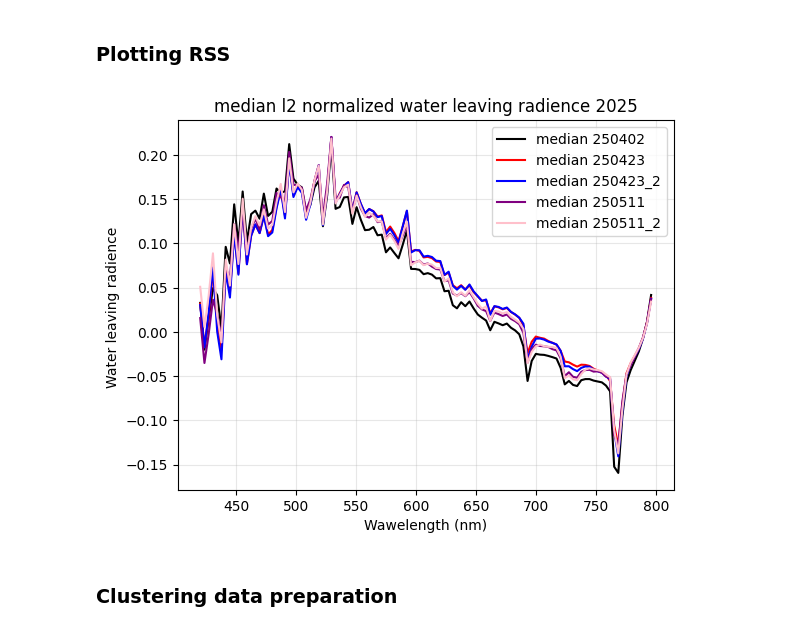
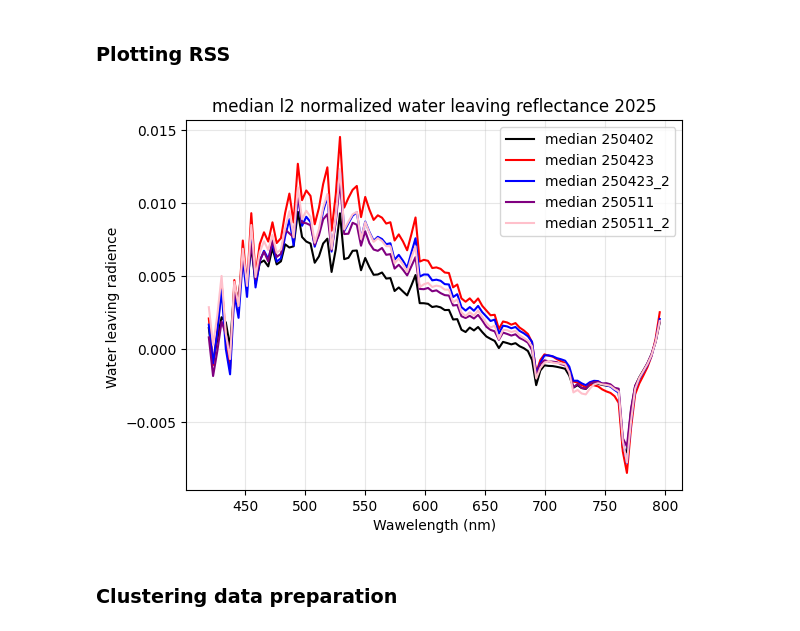
Before and after one commit to AnneMartheH/Vaar_2025, a Jupyter notebook: atm_c_2025.ipynb, the cells around one changed output. Cells and saved outputs as stored; diff of their text form; code cells hidden in the pictures.

```diff
--- a/atm_c_2025.ipynb
+++ b/atm_c_2025.ipynb
@@ -54,7 +54,7 @@ latitude_250511 = cla_atm_250511['latitude']
 longitude_250511 = cla_atm_250511['longitude']
 # %%
 path_cla_atm_250511_2 = os.path.join(dir_path, "image64N9E_2025-05-11T12-00-37Z-l1c.nc.polymer.nc")#######
-cla_atm_250511_2 = xr.open_dataset(path_cla_atm_250411_2)
+cla_atm_250511_2 = xr.open_dataset(path_cla_atm_250511_2)
 
 latitude_250511_2 = cla_atm_250511_2['latitude']
 longitude_250511_2 = cla_atm_250511_2['longitude']
@@ -307,29 +307,29 @@ Median RSS for area: (109,)
 # %%
 #plt.plot(x, median_2, color='black', label='median 250423_2')
 #plt.plot(x, median, color='red', label='median 250423')
 
-#plt.plot(x, median_250402, color='black', label='median 250402')
-#plt.plot(x, median_250423, color='red', label='median 250423')
-#plt.plot(x, median_250423_2, color='blue', label='median 250423_2')
-##plt.plot(x, median_250504, color='green', label='median 250504')
-#plt.plot(x, median_250511, color='purple', label='median 250511')
-#plt.plot(x, median_250511_2, color='pink', label='median 250511_2')
+plt.plot(x, median_250402, color='black', label='median 250402')
+plt.plot(x, median_250423, color='red', label='median 250423')
+plt.plot(x, median_250423_2, color='blue', label='median 250423_2')
+#plt.plot(x, median_250504, color='green', label='median 250504')
+plt.plot(x, median_250511, color='purple', label='median 250511')
+plt.plot(x, median_250511_2, color='pink', label='median 250511_2')
 
-plt.plot(x, l2_normalized_median_spectrum_250402, color='black', label='median 250402')
-plt.plot(x, l2_normalized_median_spectrum_250423, color='red', label='median 250423')
-plt.plot(x, l2_normalized_median_spectrum_250423_2, color='blue', label='median 250423_2')
-#plt.plot(x, l2_normalized_median_spectrum_250504, color='green', label='median 250504')
-plt.plot(x, l2_normalized_median_spectrum_250511, color='purple', label='median 250511')
-plt.plot(x, l2_normalized_median_spectrum_250511_2, color='pink', label='median 250511_2')
+#plt.plot(x, l2_normalized_median_spectrum_250402, color='black', label='median 250402')
+#plt.plot(x, l2_normalized_median_spectrum_250423, color='red', label='median 250423')
+#plt.plot(x, l2_normalized_median_spectrum_250423_2, color='blue', label='median 250423_2')
+##plt.plot(x, l2_normalized_median_spectrum_250504, color='green', label='median 250504')
+#plt.plot(x, l2_normalized_median_spectrum_250511, color='purple', label='median 250511')
+#plt.plot(x, l2_normalized_median_spectrum_250511_2, color='pink', label='median 250511_2')
 
 plt.xlabel("Wawelength (nm)")
 plt.ylabel("Water leaving radience ") #finne enheten her
-plt.title("median l2 normalized water leaving radience 2025")
+plt.title("median l2 normalized water leaving reflectance 2025")
 plt.grid(True, alpha=0.3)
 plt.legend()
 plt.show()
 # %% [output]
-[figure, old version]
+[figure, new version]
 # %% [markdown]
 ### Clustering data preparation
 # %%
```
Also changed, not shown: parts of 6 cells of this notebook, 4 other files.
